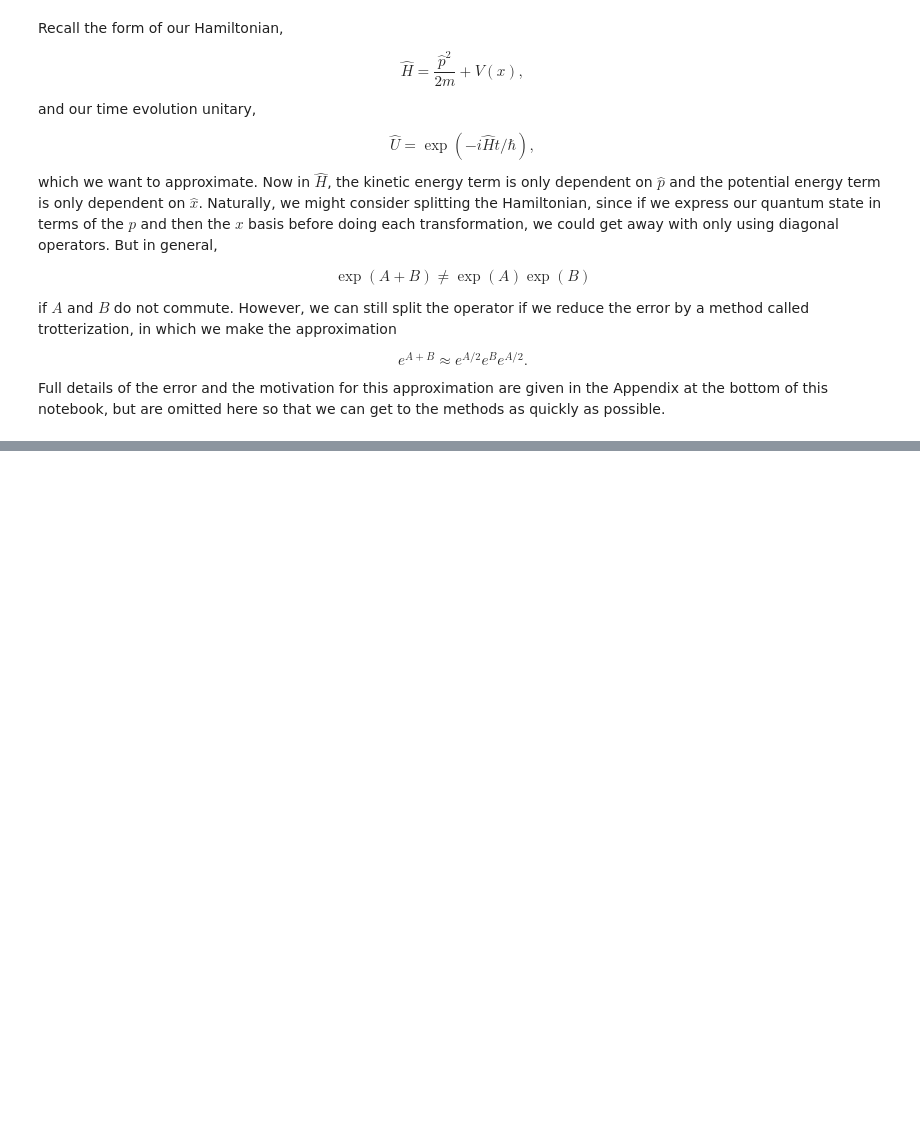
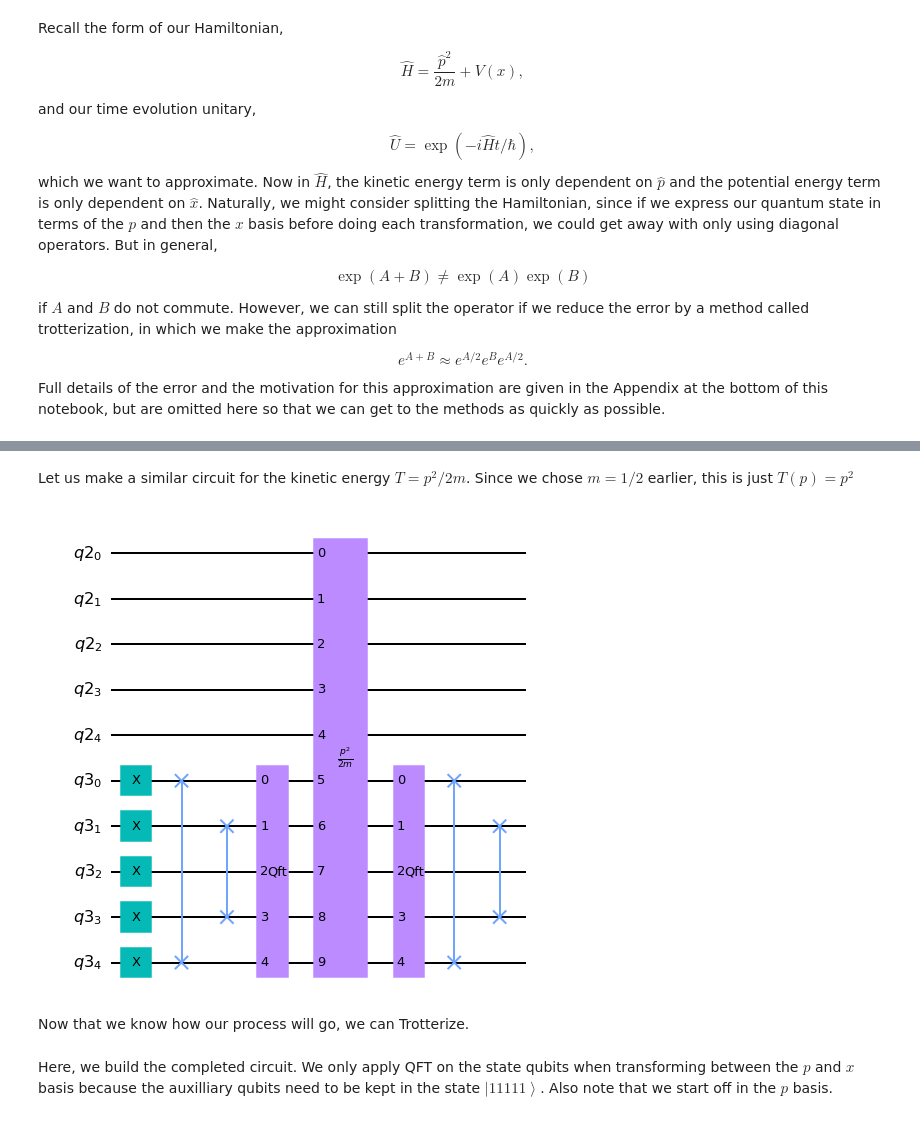
Before and after one commit to QC-UCI/Quantum-Hamiltonian-Simulation, a Jupyter notebook: trotterization.ipynb, the cells around one changed output, grey strips where cells are left out. Saved outputs shown, nothing was run; the diff lists cells and outputs as text; code cells hidden in the pictures; blank space fills up the shorter version.

```diff
--- a/trotterization.ipynb
+++ b/trotterization.ipynb
@@ -56,0 +38,12 @@ def second_order_trotter_Hamiltonian(qc, U_p, U_x, qubits):
+# %%
+def swap_QFT(qc, target_qubits, inverse=False):
+    """Qiskit's QFT function is currently not doing swaps as we want it to, so we use this function."""
+    num_qubits = len(target_qubits)
+    if inverse:
+        qc.append(QFT(num_qubits=num_qubits, do_swaps=False, inverse=True), target_qubits)
+        for i in range(num_qubits//2):
+            qc.swap(target_qubits[i], target_qubits[num_qubits-1-i])
+    else:
+        for i in range(num_qubits//2):
+            qc.swap(target_qubits[i], target_qubits[num_qubits-1-i])
+        qc.append(QFT(num_qubits=num_qubits, do_swaps=False, inverse=False), target_qubits)
@@ -56,0 +99,16 @@ def second_order_trotter_Hamiltonian(qc, U_p, U_x, qubits):
+# %% [markdown]
+Let us make a similar circuit for the kinetic energy $T = p^2/2m$. Since we chose $m=1/2$ earlier, this is just $T(p) = p^2$
+# %%
+#Kinetic energy circuit qc_T
+state_T = QuantumRegister(n)
+aux_T = QuantumRegister(n)
+qc_T = QuantumCircuit(state_T, aux_T)
+
+qc_T.x(aux_T)
+exp_unitary_f(qc_T, state_T, aux_T, lambda p:p**2 % 2**n, name=r"$\frac{p^2}{2m}$")
+
+qc_T.draw(output='mpl')
+# %% [output]
+[figure, added]
+# %% [markdown]
+Now that we know how our process will go, we can Trotterize.
@@ -56,0 +136,2 @@ def second_order_trotter_Hamiltonian(qc, U_p, U_x, qubits):
+# %% [markdown]
+Here, we build the completed circuit. We only apply QFT on the state qubits when transforming between the $p$ and $x$ basis because the auxilliary qubits need to be kept in the state $\left|{11111}\right\rangle$. Also note that we start off in the $p$ basis.
```
Also changed, not shown: parts of 14 cells of this notebook.
